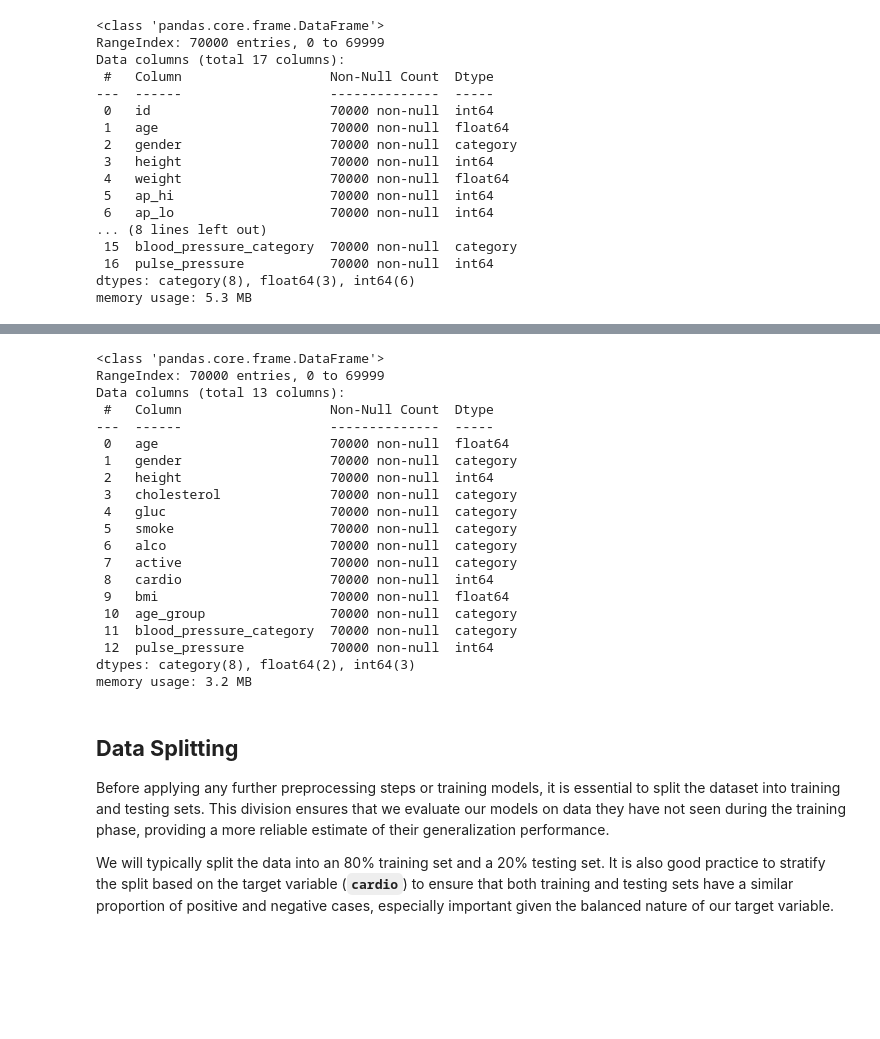
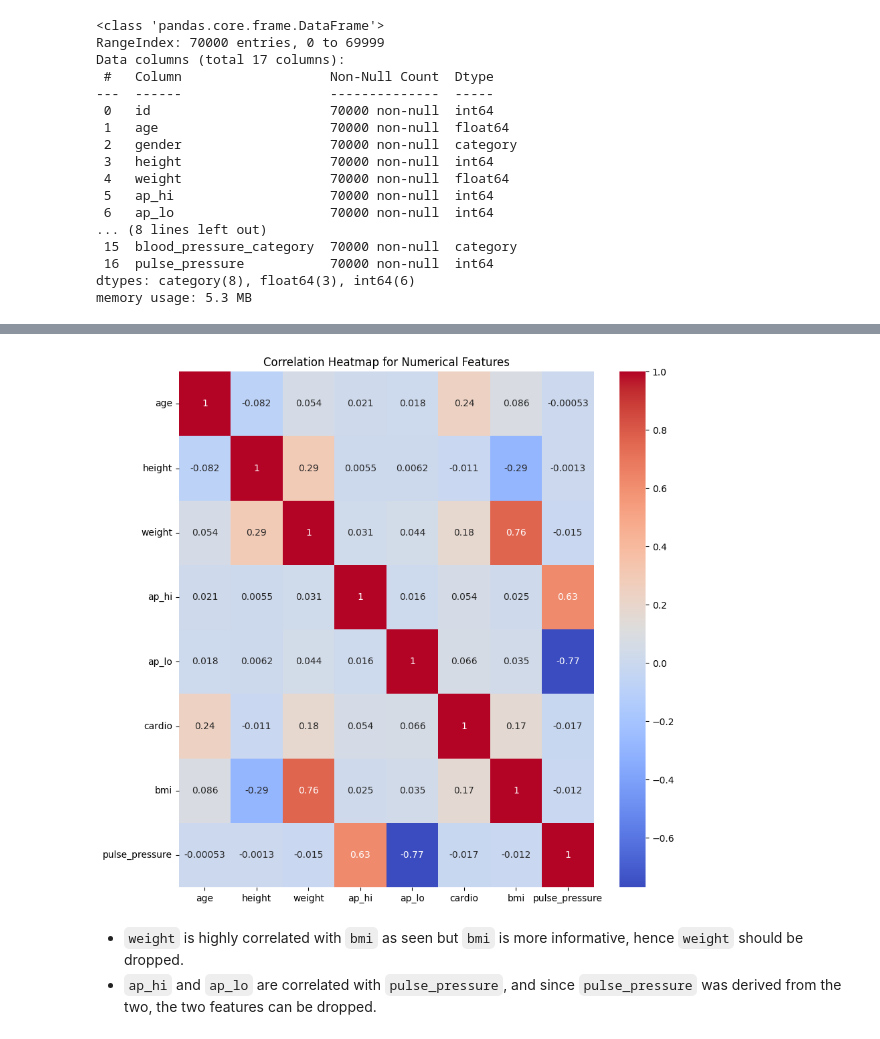
Before and after one commit to mobadara/cardiovascular-disease-risk-prediction, a Jupyter notebook: notebooks/model-training.ipynb, the cells around one changed output, grey strips where cells are left out. Saved outputs shown, nothing was run; the diff lists cells and outputs as text; code cells hidden in the pictures; blank space fills up the shorter version.

```diff
--- a/notebooks/model-training.ipynb
+++ b/notebooks/model-training.ipynb
@@ -135,33 +126,15 @@ We will also drop the high cardinality column `id`.
+# %%
+df.drop(columns='id', inplace=True)
+# %%
+fig = plt.figure(figsize=(10, 10))
+ax = sns.heatmap(df.select_dtypes(include='number').corr(), annot=True, cmap='coolwarm')
+ax.set_title('Correlation Heatmap for Numerical Features')
+ax.set_yticklabels(ax.get_yticklabels(), rotation=0)
+plt.show()
+# %% [output]
+[figure, added]
+# %% [markdown]
+- `weight` is highly correlated with `bmi` as seen but `bmi` is more informative, hence `weight` should be dropped.
+- `ap_hi` and `ap_lo` are correlated with `pulse_pressure`, and since `pulse_pressure` was derived from the two, the two features can be dropped.
 # %%
-try:
-    df.drop(columns=['id', 'weight', 'ap_hi', 'ap_lo'], inplace=True)
-except KeyError:
-    print("Columns already dropped")
-df.info()
+df.drop(columns=['weight', 'ap_hi', 'ap_lo'], inplace=True)
-# %% [output]
-<class 'pandas.core.frame.DataFrame'>
-RangeIndex: 70000 entries, 0 to 69999
-Data columns (total 13 columns):
- #   Column                   Non-Null Count  Dtype
----  ------                   --------------  -----
- 0   age                      70000 non-null  float64
- 1   gender                   70000 non-null  category
- 2   height                   70000 non-null  int64
- 3   cholesterol              70000 non-null  category
- 4   gluc                     70000 non-null  category
- 5   smoke                    70000 non-null  category
- 6   alco                     70000 non-null  category
- 7   active                   70000 non-null  category
- 8   cardio                   70000 non-null  int64
- 9   bmi                      70000 non-null  float64
- 10  age_group                70000 non-null  category
- 11  blood_pressure_category  70000 non-null  category
- 12  pulse_pressure           70000 non-null  int64
-dtypes: category(8), float64(2), int64(3)
-memory usage: 3.2 MB
-# %% [markdown]
-## **Data Splitting**
-
-Before applying any further preprocessing steps or training models, it is essential to split the dataset into training and testing sets. This division ensures that we evaluate our models on data they have not seen during the training phase, providing a more reliable estimate of their generalization performance.
-
-We will typically split the data into an 80% training set and a 20% testing set. It is also good practice to stratify the split based on the target variable (**`cardio`**) to ensure that both training and testing sets have a similar proportion of positive and negative cases, especially important given the balanced nature of our target variable.
```
Also changed, not shown: parts of 14 cells of this notebook.
